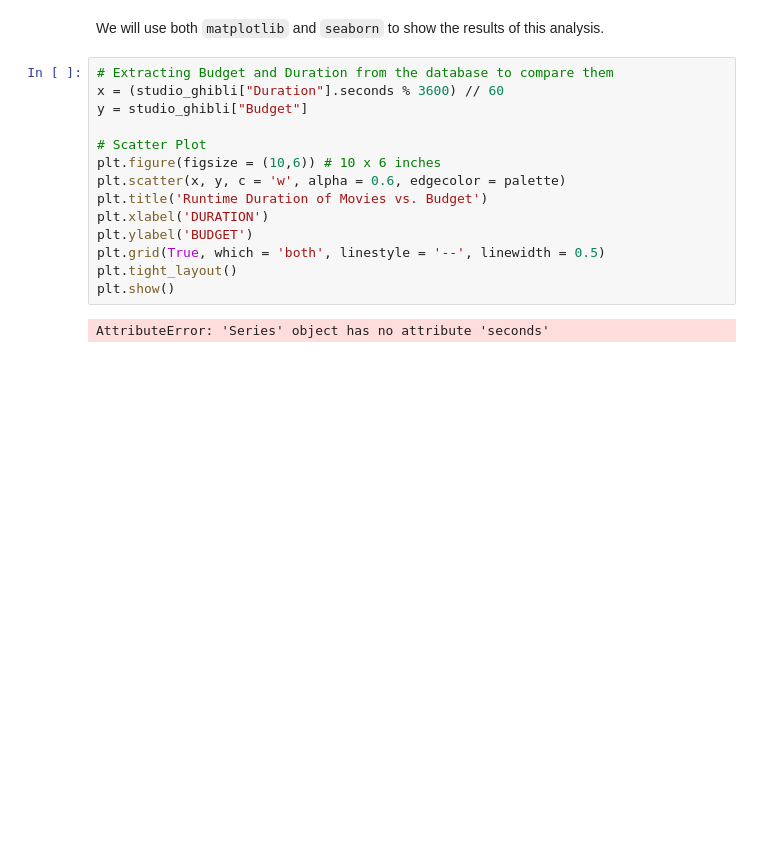
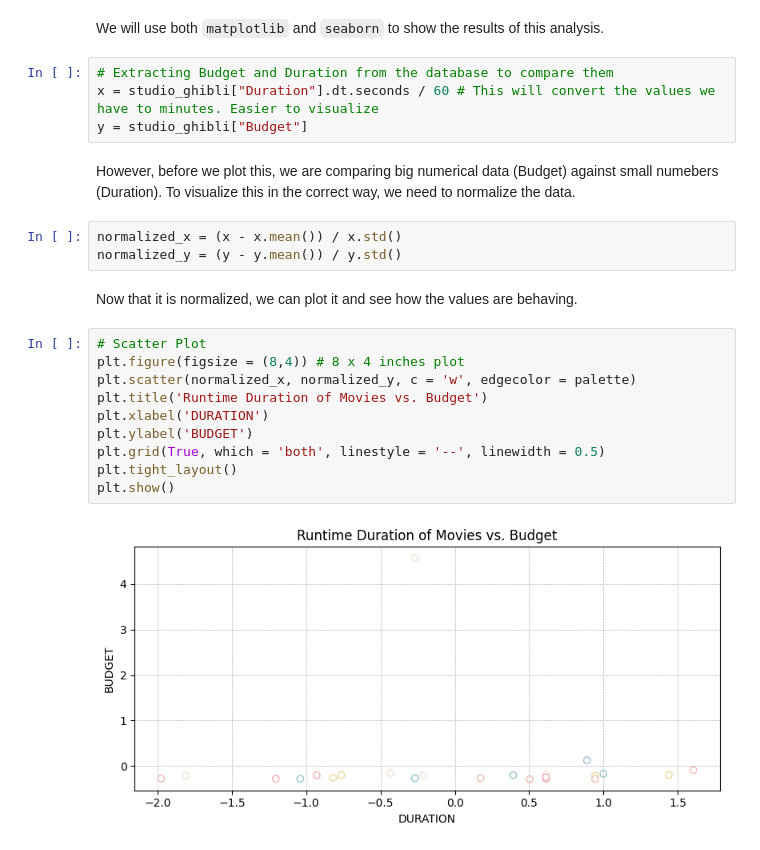
Before and after one commit to sarahi-capi/ghibli-data-analysis, a Jupyter notebook: notebooks/02_exploratory_data_analysis.ipynb, the cells around one changed output. Saved outputs shown, nothing was run; the diff lists cells and outputs as text; blank space fills up the shorter version.

Commit message:
Making Quest 1 Scatter Plot

```diff
--- a/notebooks/02_exploratory_data_analysis.ipynb
+++ b/notebooks/02_exploratory_data_analysis.ipynb
@@ -48,17 +48,24 @@ As defined in my `README` file, for this first quest we are asking ourselves: _"
 We will use both `matplotlib` and `seaborn` to show the results of this analysis.
 # %%
 # Extracting Budget and Duration from the database to compare them
-x = (studio_ghibli["Duration"].seconds % 3600) // 60
+x = studio_ghibli["Duration"].dt.seconds / 60 # This will convert the values we have to minutes. Easier to visualize
 y = studio_ghibli["Budget"]
-
-# Scatter Plot
-plt.figure(figsize = (10,6)) # 10 x 6 inches
-plt.scatter(x, y, c = 'w', alpha = 0.6, edgecolor = palette)
-plt.title('Runtime Duration of Movies vs. Budget')
-plt.xlabel('DURATION')
-plt.ylabel('BUDGET')
-plt.grid(True, which = 'both', linestyle = '--', linewidth = 0.5)
-plt.tight_layout()
-plt.show()
-# %% [output]
-AttributeError: 'Series' object has no attribute 'seconds'
+# %% [markdown]
+However, before we plot this, we are comparing big numerical data (Budget) against small numebers (Duration). To visualize this in the correct way, we need to normalize the data.
+# %%
+normalized_x = (x - x.mean()) / x.std()
+normalized_y = (y - y.mean()) / y.std()
+# %% [markdown]
+Now that it is normalized, we can plot it and see how the values are behaving.
+# %%
+# Scatter Plot
+plt.figure(figsize = (8,4)) # 8 x 4 inches plot
+plt.scatter(normalized_x, normalized_y, c = 'w', edgecolor = palette)
+plt.title('Runtime Duration of Movies vs. Budget')
+plt.xlabel('DURATION')
+plt.ylabel('BUDGET')
+plt.grid(True, which = 'both', linestyle = '--', linewidth = 0.5)
+plt.tight_layout()
+plt.show()
+# %% [output]
+[figure, added]
```
